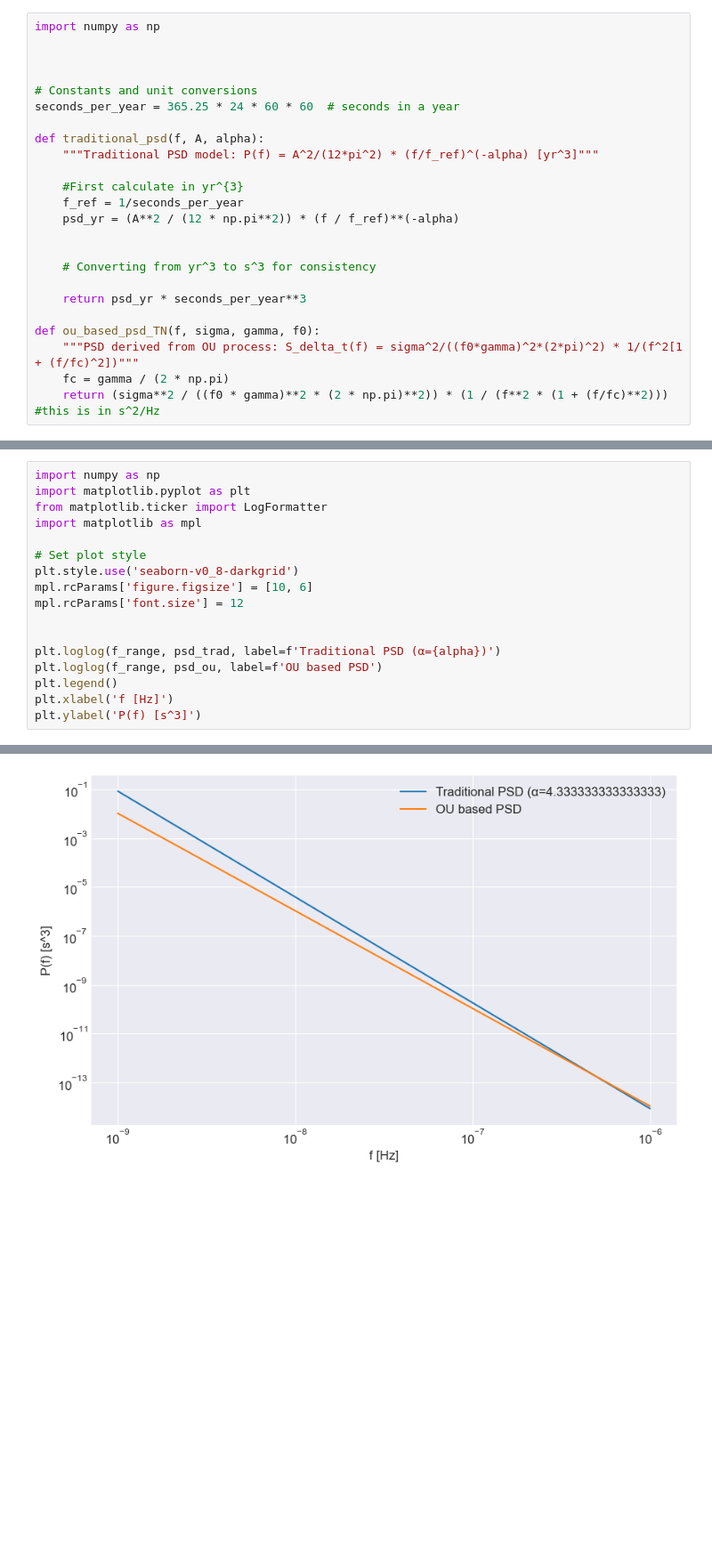
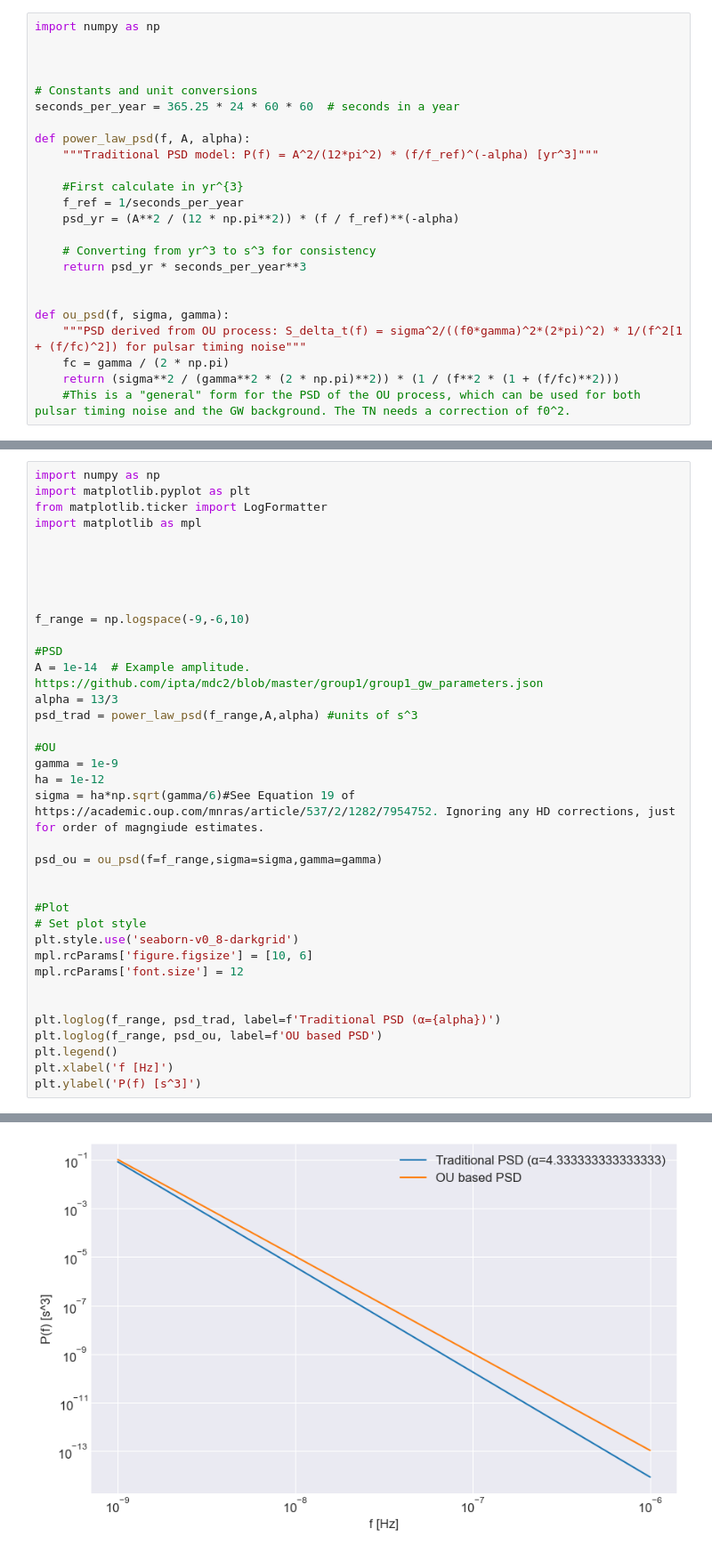
Before and after one commit to tomkimpson/Argus, a Jupyter notebook: notebooks/05.PSD_for_OU_process.ipynb, the cells around one changed output, grey strips where cells are left out. Shown at 89% size. Saved outputs shown, nothing was run; the diff lists cells and outputs as text; blank space fills up the shorter version.

```diff
--- a/notebooks/05.PSD_for_OU_process.ipynb
+++ b/notebooks/05.PSD_for_OU_process.ipynb
@@ -88,19 +93,19 @@ import numpy as np
 # Constants and unit conversions
 seconds_per_year = 365.25 * 24 * 60 * 60  # seconds in a year
 
-def traditional_psd(f, A, alpha):
+def power_law_psd(f, A, alpha):
     """Traditional PSD model: P(f) = A^2/(12*pi^2) * (f/f_ref)^(-alpha) [yr^3]"""
 
     #First calculate in yr^{3}
     f_ref = 1/seconds_per_year
     psd_yr = (A**2 / (12 * np.pi**2)) * (f / f_ref)**(-alpha)
 
-
     # Converting from yr^3 to s^3 for consistency
-
     return psd_yr * seconds_per_year**3
 
-def ou_based_psd_TN(f, sigma, gamma, f0):
-    """PSD derived from OU process: S_delta_t(f) = sigma^2/((f0*gamma)^2*(2*pi)^2) * 1/(f^2[1 + (f/fc)^2])"""
+
+def ou_psd(f, sigma, gamma):
+    """PSD derived from OU process: S_delta_t(f) = sigma^2/((f0*gamma)^2*(2*pi)^2) * 1/(f^2[1 + (f/fc)^2]) for pulsar timing noise"""
     fc = gamma / (2 * np.pi)
-    return (sigma**2 / ((f0 * gamma)**2 * (2 * np.pi)**2)) * (1 / (f**2 * (1 + (f/fc)**2))) #this is in s^2/Hz
+    return (sigma**2 / (gamma**2 * (2 * np.pi)**2)) * (1 / (f**2 * (1 + (f/fc)**2)))
+    #This is a "general" form for the PSD of the OU process, which can be used for both pulsar timing noise and the GW background. The TN needs a correction of f0^2.
@@ -157,20 +155,40 @@ psd_ou = ou_based_psd_GW(f=f_range,sigma=sigma,gamma=gamma)
 # %%
 import numpy as np
 import matplotlib.pyplot as plt
 from matplotlib.ticker import LogFormatter
 import matplotlib as mpl
 
+
+
+
+
+f_range = np.logspace(-9,-6,10)
+
+#PSD
+A = 1e-14  # Example amplitude. https://github.com/ipta/mdc2/blob/master/group1/group1_gw_parameters.json
+alpha = 13/3
+psd_trad = power_law_psd(f_range,A,alpha) #units of s^3
+
+#OU
+gamma = 1e-9
+ha = 1e-12
+sigma = ha*np.sqrt(gamma/6)#See Equation 19 of https://academic.oup.com/mnras/article/537/2/1282/7954752. Ignoring any HD corrections, just for order of magngiude estimates.
+
+psd_ou = ou_psd(f=f_range,sigma=sigma,gamma=gamma)
+
+
+#Plot
 # Set plot style
 plt.style.use('seaborn-v0_8-darkgrid')
 mpl.rcParams['figure.figsize'] = [10, 6]
 mpl.rcParams['font.size'] = 12
 
 
 plt.loglog(f_range, psd_trad, label=f'Traditional PSD (α={alpha})')
 plt.loglog(f_range, psd_ou, label=f'OU based PSD')
 plt.legend()
 plt.xlabel('f [Hz]')
 plt.ylabel('P(f) [s^3]')
 # %% [output]
 Text(0, 0.5, 'P(f) [s^3]')
-[figure, old version]
+[figure, new version]
```
Also changed, not shown: parts of 8 cells of this notebook.
